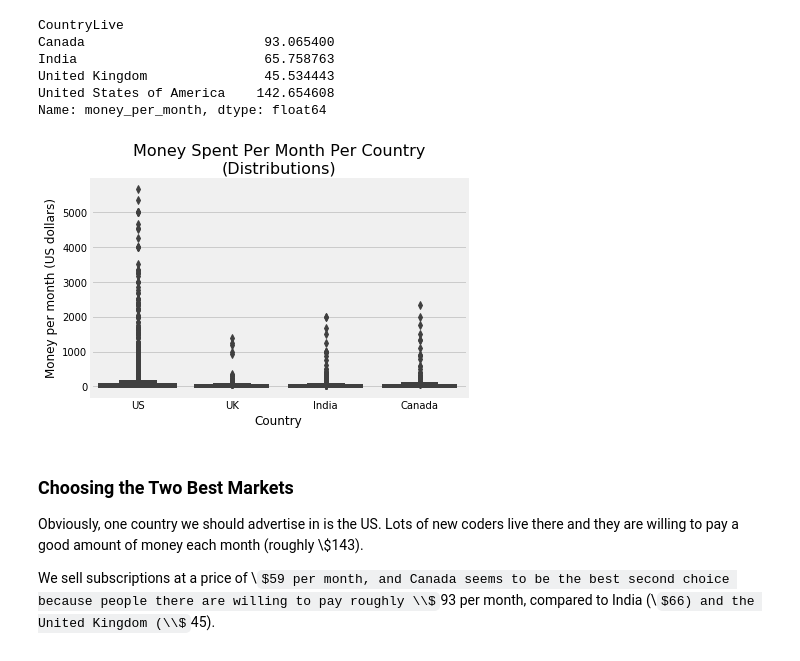
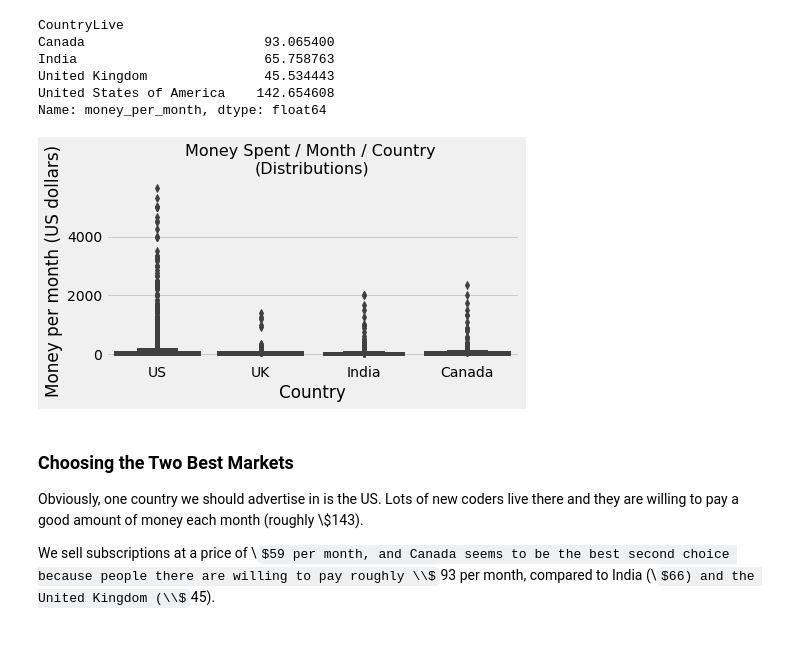
Before and after one commit to nveenverma/Projects, a Jupyter notebook: Finding the Best Markets to Advertise In/main.ipynb, the cells around one changed output. Drawn from its saved outputs; the diff is of its cells as text; code cells hidden in the pictures; some formulas as TeX source.

```diff
--- a/Finding the Best Markets to Advertise In/main.ipynb
+++ b/Finding the Best Markets to Advertise In/main.ipynb
@@ -384,16 +388,19 @@ United States of America    142.654608
 Name: money_per_month, dtype: float64
 # %%
 # Visualize the distributions again
+plt.figure(figsize=(7, 4))
 sns.boxplot(y = 'money_per_month', x = 'CountryLive',
             data = only4)
-plt.title('Money Spent Per Month Per Country\n(Distributions)',
+plt.title('Money Spent / Month / Country \n(Distributions)',
           fontsize = 16)
 plt.ylabel('Money per month (US dollars)')
 plt.xlabel('Country')
 plt.xticks(range(4), ['US', 'UK', 'India', 'Canada']) # avoids tick labels overlap
+plt.tight_layout()
+plt.savefig('distributions.png')
 plt.show()
 # %% [output]
-[figure, old version]
+[figure, new version]
 # %% [markdown]
 ### Choosing the Two Best Markets
 Obviously, one country we should advertise in is the US. Lots of new coders live there and they are willing to pay a good amount of money each month (roughly \\$143).
```
Also changed, not shown: parts of 7 cells of this notebook, 37 other files.
